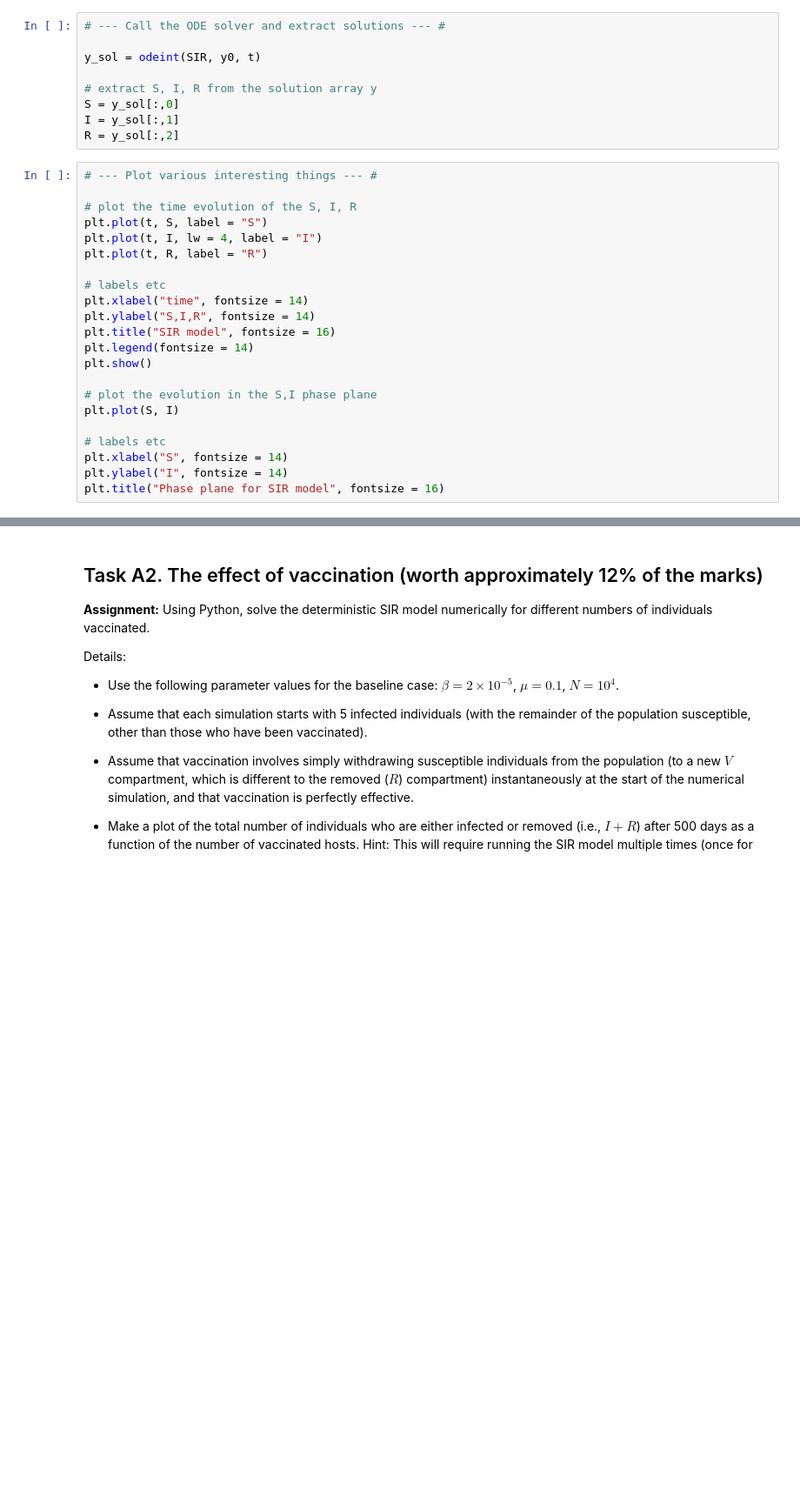
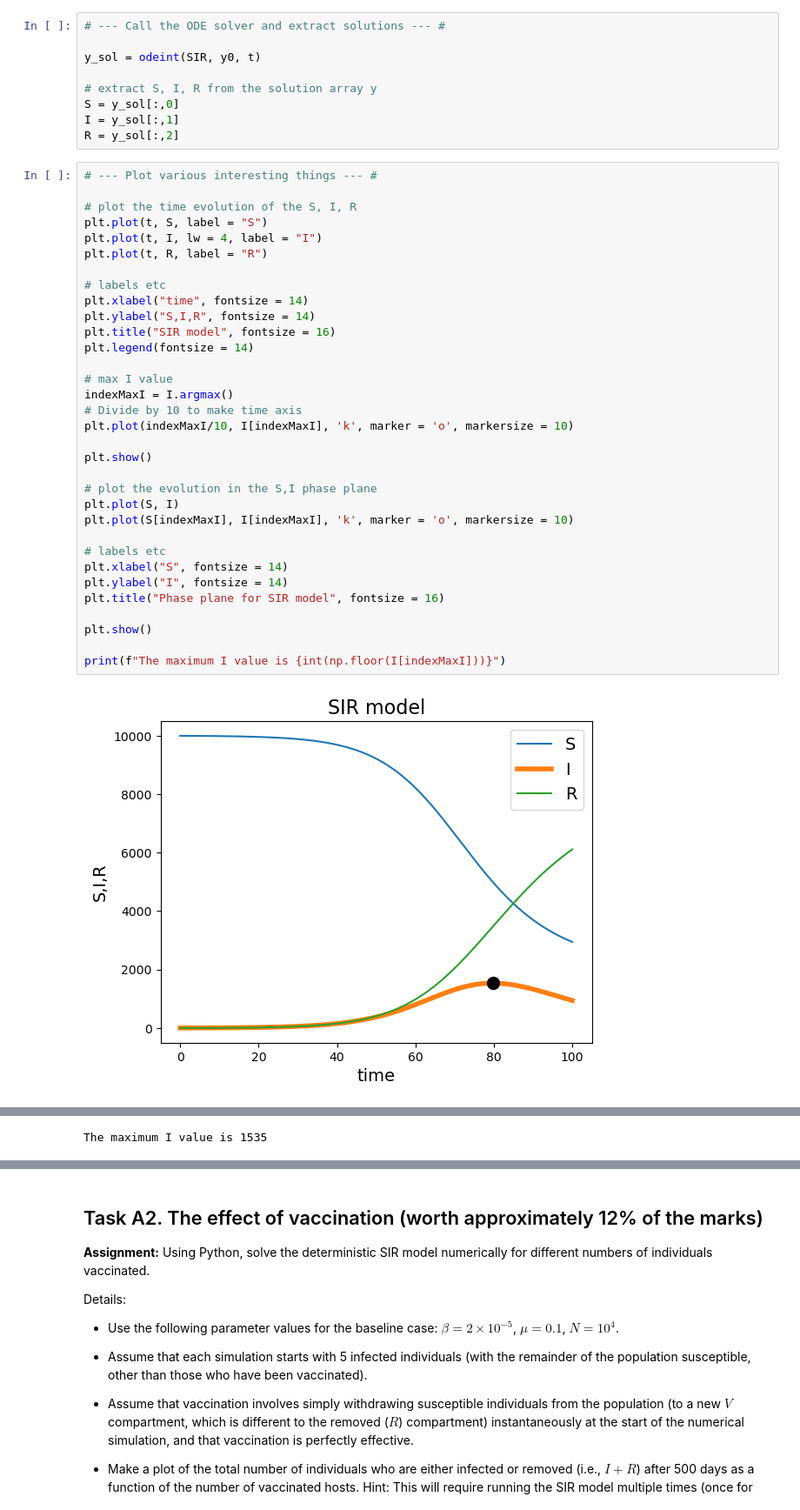
Before and after one commit to Mehchu/Epidemiology-project, a Jupyter notebook: Epidemiology_Project_Specification.ipynb, the cells around one changed output, grey strips where cells are left out. Shown at 87% size. Drawn from its saved outputs; the diff is of its cells as text; blank space fills up the shorter version.

```diff
--- a/Epidemiology_Project_Specification.ipynb
+++ b/Epidemiology_Project_Specification.ipynb
@@ -94,22 +96,35 @@ R = y_sol[:,2]
 # %%
 # --- Plot various interesting things --- #
 
 # plot the time evolution of the S, I, R
 plt.plot(t, S, label = "S")
 plt.plot(t, I, lw = 4, label = "I")
 plt.plot(t, R, label = "R")
 
 # labels etc
 plt.xlabel("time", fontsize = 14)
 plt.ylabel("S,I,R", fontsize = 14)
 plt.title("SIR model", fontsize = 16)
 plt.legend(fontsize = 14)
+
+# max I value
+indexMaxI = I.argmax()
+# Divide by 10 to make time axis
+plt.plot(indexMaxI/10, I[indexMaxI], 'k', marker = 'o', markersize = 10)
+
 plt.show()
 
 # plot the evolution in the S,I phase plane
 plt.plot(S, I)
+plt.plot(S[indexMaxI], I[indexMaxI], 'k', marker = 'o', markersize = 10)
 
 # labels etc
 plt.xlabel("S", fontsize = 14)
 plt.ylabel("I", fontsize = 14)
 plt.title("Phase plane for SIR model", fontsize = 16)
+
+plt.show()
+
+print(f"The maximum I value is {int(np.floor(I[indexMaxI]))}")
+# %% [output]
+[figure, added]
@@ -115,0 +132 @@ plt.title("Phase plane for SIR model", fontsize = 16)
+The maximum I value is 1535
```
Also changed, not shown: parts of 3 cells of this notebook.
